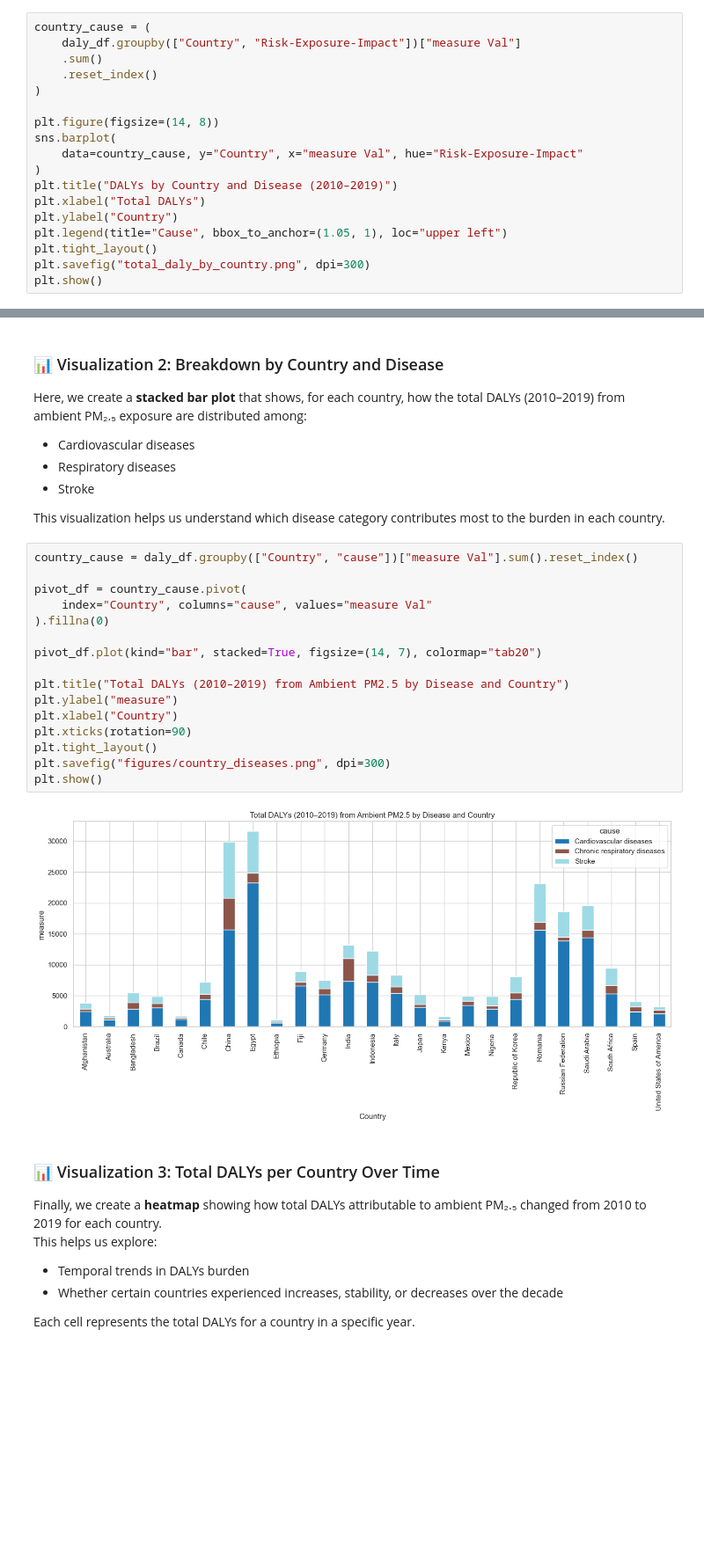
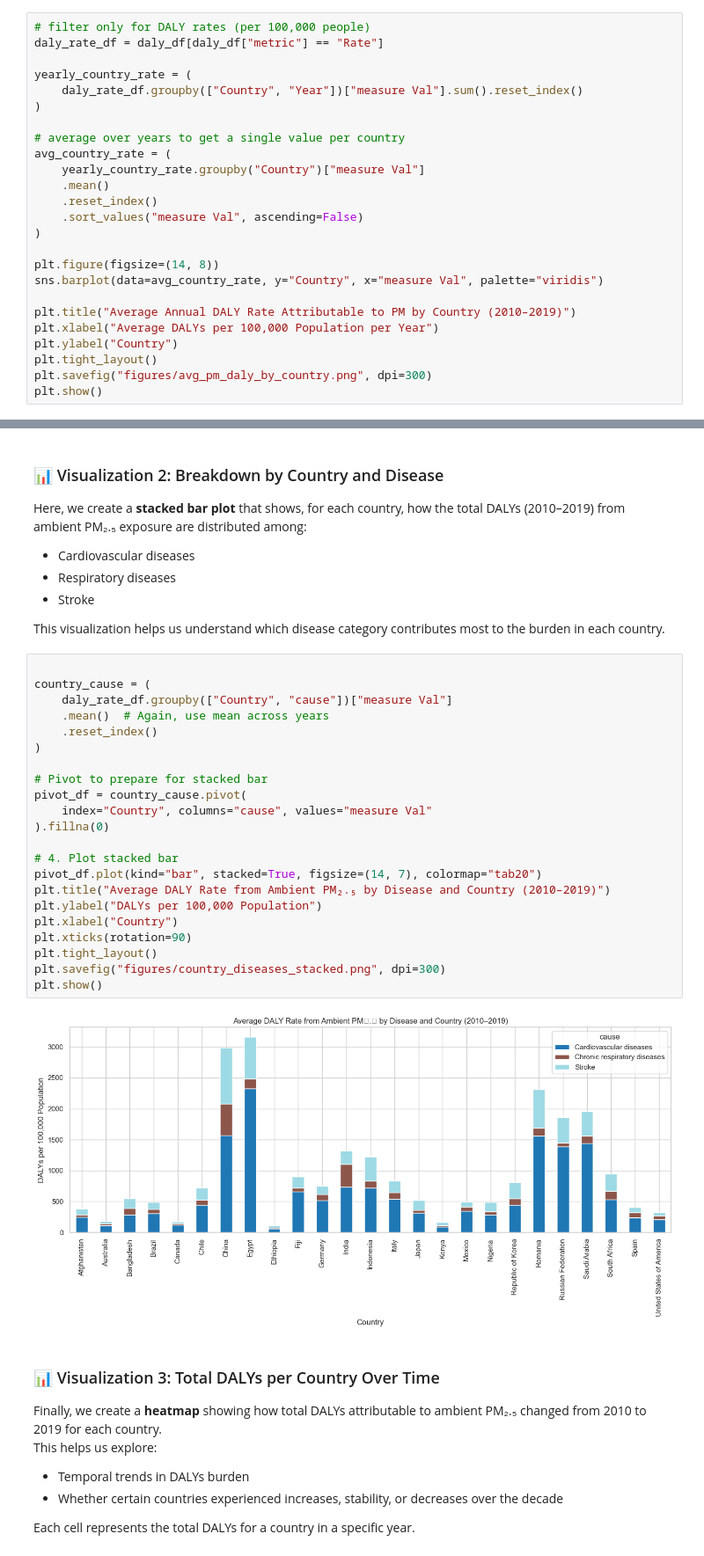
Before and after one commit to ibrahim-sisar/ET6-CDSP-group-09-repo, a Jupyter notebook: 3_data_exploration/explore_health_burdens.ipynb, the cells around one changed output, grey strips where cells are left out. Shown at 88% size. Drawn from its saved outputs; the diff is of its cells as text; blank space fills up the shorter version.

```diff
--- a/3_data_exploration/explore_health_burdens.ipynb
+++ b/3_data_exploration/explore_health_burdens.ipynb
@@ -38,19 +40,26 @@ It’s a comparative view to see the scale and pattern of disease burden.
 # %%
-country_cause = (
-    daly_df.groupby(["Country", "Risk-Exposure-Impact"])["measure Val"]
-    .sum()
+# filter only for DALY rates (per 100,000 people)
+daly_rate_df = daly_df[daly_df["metric"] == "Rate"]
+
+yearly_country_rate = (
+    daly_rate_df.groupby(["Country", "Year"])["measure Val"].sum().reset_index()
+)
+
+# average over years to get a single value per country
+avg_country_rate = (
+    yearly_country_rate.groupby("Country")["measure Val"]
+    .mean()
     .reset_index()
+    .sort_values("measure Val", ascending=False)
 )
 
 plt.figure(figsize=(14, 8))
-sns.barplot(
-    data=country_cause, y="Country", x="measure Val", hue="Risk-Exposure-Impact"
-)
-plt.title("DALYs by Country and Disease (2010–2019)")
-plt.xlabel("Total DALYs")
+sns.barplot(data=avg_country_rate, y="Country", x="measure Val", palette="viridis")
+
+plt.title("Average Annual DALY Rate Attributable to PM by Country (2010–2019)")
+plt.xlabel("Average DALYs per 100,000 Population per Year")
 plt.ylabel("Country")
-plt.legend(title="Cause", bbox_to_anchor=(1.05, 1), loc="upper left")
 plt.tight_layout()
-plt.savefig("total_daly_by_country.png", dpi=300)
+plt.savefig("figures/avg_pm_daly_by_country.png", dpi=300)
 plt.show()
 # %% [output]
@@ -65,23 +77,29 @@ Here, we create a **stacked bar plot** that shows, for each country, how the tot
 
 This visualization helps us understand which disease category contributes most to the burden in each country.
 # %%
-country_cause = daly_df.groupby(["Country", "cause"])["measure Val"].sum().reset_index()
 
+country_cause = (
+    daly_rate_df.groupby(["Country", "cause"])["measure Val"]
+    .mean()  # Again, use mean across years
+    .reset_index()
+)
+
+# Pivot to prepare for stacked bar
 pivot_df = country_cause.pivot(
     index="Country", columns="cause", values="measure Val"
 ).fillna(0)
 
+# 4. Plot stacked bar
 pivot_df.plot(kind="bar", stacked=True, figsize=(14, 7), colormap="tab20")
-
-plt.title("Total DALYs (2010–2019) from Ambient PM2.5 by Disease and Country")
-plt.ylabel("measure")
+plt.title("Average DALY Rate from Ambient PM₂.₅ by Disease and Country (2010–2019)")
+plt.ylabel("DALYs per 100,000 Population")
 plt.xlabel("Country")
 plt.xticks(rotation=90)
 plt.tight_layout()
-plt.savefig("figures/country_diseases.png", dpi=300)
+plt.savefig("figures/country_diseases_stacked.png", dpi=300)
 plt.show()
 # %% [output]
-[figure, old version]
+[figure, new version]
 # %% [markdown]
 ### 📊 Visualization 3: Total DALYs per Country Over Time
 
```
Also changed, not shown: parts of 4 cells of this notebook, 5 other files.
